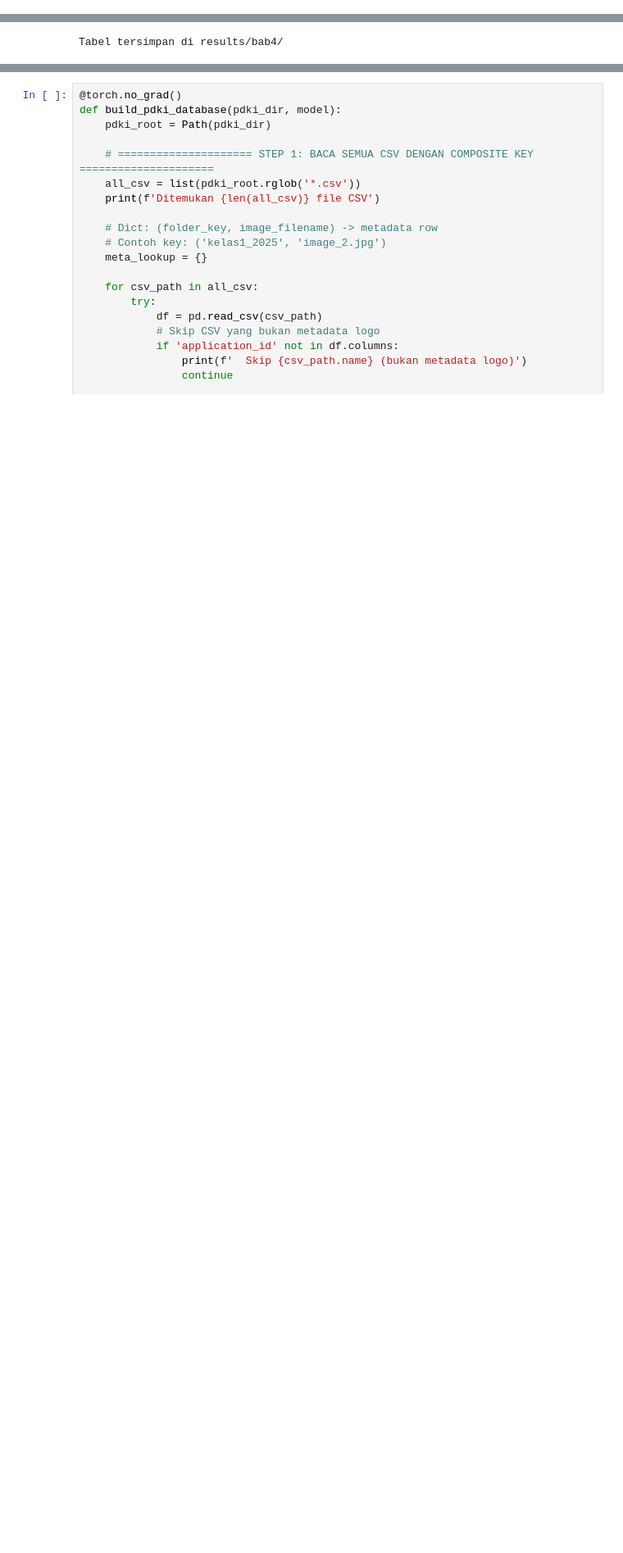
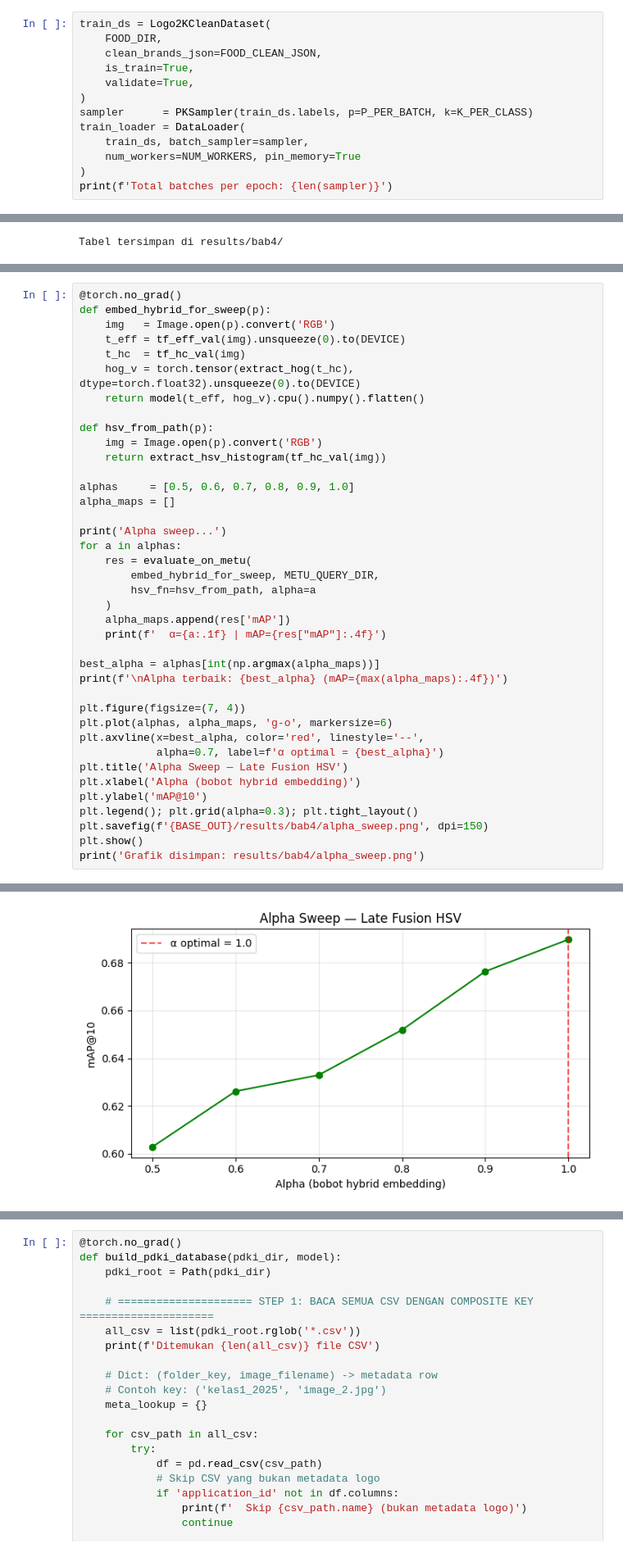
Before and after one commit to ghaniaf/logo-similarity-dss, a Jupyter notebook: hybrid-final.ipynb, the cells around one changed output, grey strips where cells are left out. Shown at 82% size. Drawn from its saved outputs; the diff is of its cells as text; blank space fills up the shorter version.

```diff
--- a/hybrid-final.ipynb
+++ b/hybrid-final.ipynb
@@ -473,0 +353,13 @@ BYPASS TRAINING: Memuat Model yang Sudah Ada & Membuat Grafik
+# %%
+train_ds = Logo2KCleanDataset(
+    FOOD_DIR,
+    clean_brands_json=FOOD_CLEAN_JSON,
+    is_train=True,
+    validate=True,
+)
+sampler      = PKSampler(train_ds.labels, p=P_PER_BATCH, k=K_PER_CLASS)
+train_loader = DataLoader(
+    train_ds, batch_sampler=sampler,
+    num_workers=NUM_WORKERS, pin_memory=True
+)
+print(f'Total batches per epoch: {len(sampler)}')
@@ -676,0 +755,40 @@ Tabel tersimpan di results/bab4/
+# %%
+@torch.no_grad()
+def embed_hybrid_for_sweep(p):
+    img   = Image.open(p).convert('RGB')
+    t_eff = tf_eff_val(img).unsqueeze(0).to(DEVICE)
+    t_hc  = tf_hc_val(img)
+    hog_v = torch.tensor(extract_hog(t_hc), dtype=torch.float32).unsqueeze(0).to(DEVICE)
+    return model(t_eff, hog_v).cpu().numpy().flatten()
+
+def hsv_from_path(p):
+    img = Image.open(p).convert('RGB')
+    return extract_hsv_histogram(tf_hc_val(img))
+
+alphas     = [0.5, 0.6, 0.7, 0.8, 0.9, 1.0]
+alpha_maps = []
+
+print('Alpha sweep...')
+for a in alphas:
+    res = evaluate_on_metu(
+        embed_hybrid_for_sweep, METU_QUERY_DIR,
+        hsv_fn=hsv_from_path, alpha=a
+    )
+    alpha_maps.append(res['mAP'])
+    print(f'  α={a:.1f} | mAP={res["mAP"]:.4f}')
+
+best_alpha = alphas[int(np.argmax(alpha_maps))]
+print(f'\nAlpha terbaik: {best_alpha} (mAP={max(alpha_maps):.4f})')
+
+plt.figure(figsize=(7, 4))
+plt.plot(alphas, alpha_maps, 'g-o', markersize=6)
+plt.axvline(x=best_alpha, color='red', linestyle='--',
+            alpha=0.7, label=f'α optimal = {best_alpha}')
+plt.title('Alpha Sweep — Late Fusion HSV')
+plt.xlabel('Alpha (bobot hybrid embedding)')
+plt.ylabel('mAP@10')
+plt.legend(); plt.grid(alpha=0.3); plt.tight_layout()
+plt.savefig(f'{BASE_OUT}/results/bab4/alpha_sweep.png', dpi=150)
+plt.show()
+print('Grafik disimpan: results/bab4/alpha_sweep.png')
+# %% [output]
@@ -676,0 +804 @@ Tabel tersimpan di results/bab4/
+[figure, added]
```
Also changed, not shown: parts of 48 cells of this notebook.
